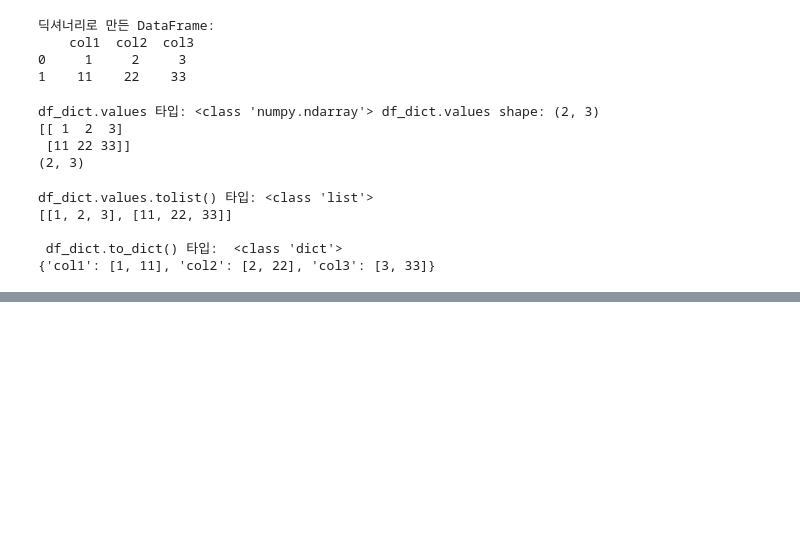
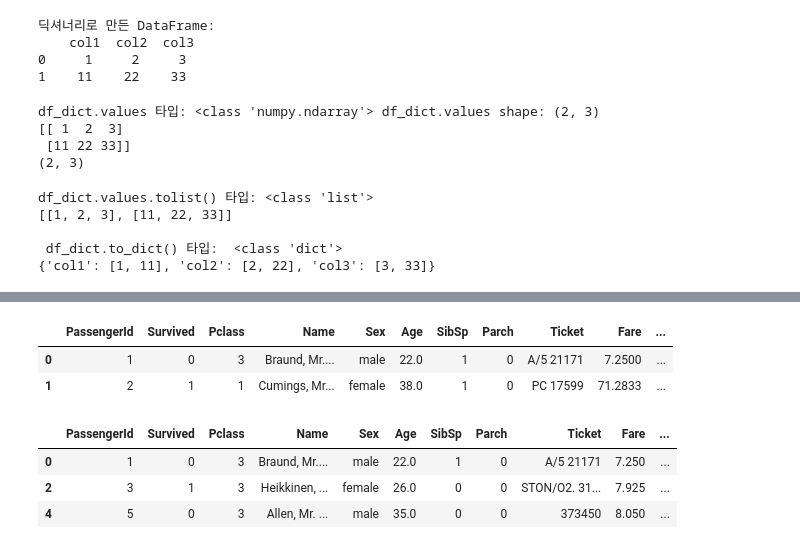
Before and after one commit to leedaehan-kev/ML-python, a Jupyter notebook: section1-python/section1-5-pandas.ipynb, the cells around one changed output, grey strips where cells are left out. Saved outputs shown, nothing was run; the diff lists cells and outputs as text; code cells hidden in the pictures; blank space fills up the shorter version.

```diff
--- a/section1-python/section1-5-pandas.ipynb
+++ b/section1-python/section1-5-pandas.ipynb
@@ -414,0 +592,13 @@ titanic_df.head()
+# %%
+titanic_df[0:2]
+# %% [output]
+|  | PassengerId | Survived | Pclass | Name | Sex | Age | SibSp | Parch | Ticket | Fare | ... |
+| 0 | 1 | 0 | 3 | Braund, Mr.... | male | 22.0 | 1 | 0 | A/5 21171 | 7.2500 | ... |
+| 1 | 2 | 1 | 1 | Cumings, Mr... | female | 38.0 | 1 | 0 | PC 17599 | 71.2833 | ... |
+# %%
+titanic_df[ titanic_df['Pclass'] == 3].head(3)
+# %% [output]
+|  | PassengerId | Survived | Pclass | Name | Sex | Age | SibSp | Parch | Ticket | Fare | ... |
+| 0 | 1 | 0 | 3 | Braund, Mr.... | male | 22.0 | 1 | 0 | A/5 21171 | 7.250 | ... |
+| 2 | 3 | 1 | 3 | Heikkinen, ... | female | 26.0 | 0 | 0 | STON/O2. 31... | 7.925 | ... |
+| 4 | 5 | 0 | 3 | Allen, Mr. ... | male | 35.0 | 0 | 0 | 373450 | 8.050 | ... |
```
Also changed, not shown: parts of 27 cells of this notebook.
